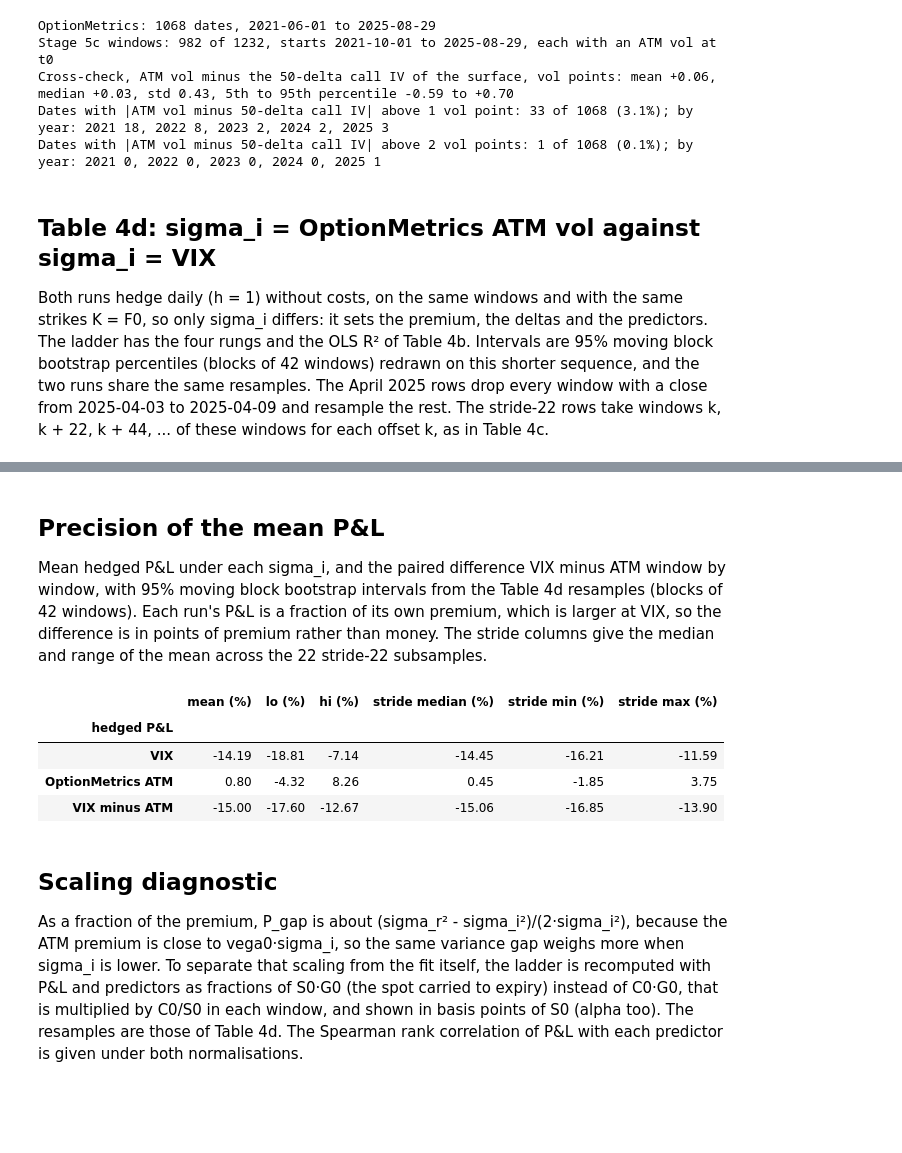
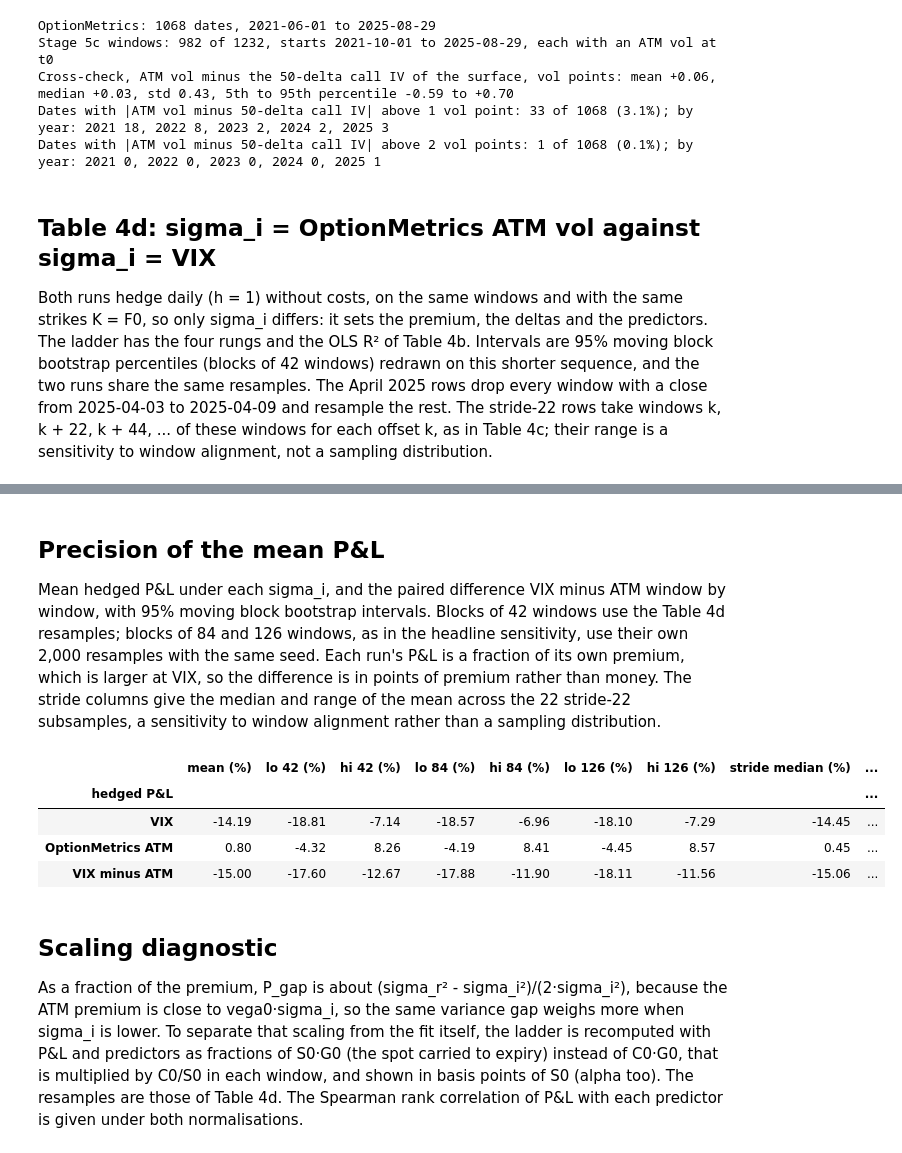
Before and after one commit to yogi-agarwal/vol-surface-delta-hedging, a Jupyter notebook: notebooks/analysis.ipynb, the cells around one changed output, grey strips where cells are left out. Drawn from its saved outputs; the diff is of its cells as text; code cells hidden in the pictures; blank space fills up the shorter version.

```diff
--- a/notebooks/analysis.ipynb
+++ b/notebooks/analysis.ipynb
@@ -43,6 +43,7 @@ H_VALUES = [1, 2, 3, 5, 7, 10, 21]  # rebalance interval in trading days
 C_BP = [0, 1, 5, 25, 100]  # cost in bp of notional traded
 PREDICTORS = ["P_gap", "P_price", "P_path", "P_step"]
 BLOCK, N_RESAMPLES, SEED_BOOT = 42, 2000, 20260930  # moving block bootstrap
+BLOCKS_SENSITIVITY = (84, 126)  # longer blocks for the headline intervals
 N_PATHS, SEED_GBM = 100, 20261001  # GBM paths per real window; windows of n steps use seed [SEED_GBM, n]
 SEEDS_TEXTBOOK = [(20261100 + k, 20261200 + k) for k in range(40)]  # section 3 set, 40 seed pairs
 APRIL_2025 = ("2025-04-03", "2025-04-09")
@@ -505,8 +556,18 @@ for name in PREDICTORS:
 print(f"GBM benchmark excluding April 2025 (the paths of the same {keep.sum()} windows):")
 for name in PREDICTORS:
     print(f"  {name:<7} {ladder_line(bench_ex_april_1.loc[name])}")
+print()
+print(f"Headline intervals at block lengths {' / '.join(str(b) for b in blocks)} windows [95% moving block bootstrap]:")
+for sample in samples_1:
+    print(f"  {sample}:")
+    for name in PREDICTORS:
+        rows = [table_4b_blocks.loc[(sample, block, name)] for block in blocks]
+        print(f"    {name:<7} R2_45 = {rows[0].r2_45:.2f} "
+              + " / ".join(f"[{row.r2_lo:.2f}, {row.r2_hi:.2f}]" for row in rows)
+              + f"; slope = {rows[0].beta:.2f} "
+              + " / ".join(f"[{row.beta_lo:.2f}, {row.beta_hi:.2f}]" for row in rows))
 print(f"Non-overlapping subsamples ({len(subsamples)} offsets at stride {STRIDE}, "
-      f"{min(sizes)} to {max(sizes)} windows each):")
+      f"{min(sizes)} to {max(sizes)} windows each; sensitivity to window alignment, not a sampling distribution):")
 for name in PREDICTORS:
     row = table_4c.loc[(1, name)]
     print(f"  {name:<7} offset 0: R2_45 = {row['r2_45_offset0']:.2f}, OLS R2 = {row['r2_ols_offset0']:.2f}, "
@@ -594,7 +655,7 @@ Dates with |ATM vol minus 50-delta call IV| above 1 vol point: 33 of 1068 (3.1%)
 Dates with |ATM vol minus 50-delta call IV| above 2 vol points: 1 of 1068 (0.1%); by year: 2021 0, 2022 0, 2023 0, 2024 0, 2025 1
 # %% [markdown]
 ## Table 4d: sigma_i = OptionMetrics ATM vol against sigma_i = VIX
-Both runs hedge daily (h = 1) without costs, on the same windows and with the same strikes K = F0, so only sigma_i differs: it sets the premium, the deltas and the predictors. The ladder has the four rungs and the OLS R² of Table 4b. Intervals are 95% moving block bootstrap percentiles (blocks of 42 windows) redrawn on this shorter sequence, and the two runs share the same resamples. The April 2025 rows drop every window with a close from 2025-04-03 to 2025-04-09 and resample the rest. The stride-22 rows take windows k, k + 22, k + 44, ... of these windows for each offset k, as in Table 4c.
+Both runs hedge daily (h = 1) without costs, on the same windows and with the same strikes K = F0, so only sigma_i differs: it sets the premium, the deltas and the predictors. The ladder has the four rungs and the OLS R² of Table 4b. Intervals are 95% moving block bootstrap percentiles (blocks of 42 windows) redrawn on this shorter sequence, and the two runs share the same resamples. The April 2025 rows drop every window with a close from 2025-04-03 to 2025-04-09 and resample the rest. The stride-22 rows take windows k, k + 22, k + 44, ... of these windows for each offset k, as in Table 4c; their range is a sensitivity to window alignment, not a sampling distribution.
 # %%
 if om is not None:
     starts_5c, ends_5c, T0_5c, K_5c = win.starts[om_rows], win.ends[om_rows], win.T0[om_rows], win.K[om_rows]
@@ -647,7 +708,8 @@ if om is not None:
         for name in PREDICTORS:
             for label in sigma_5c:
                 print(f"  {name:<7} {label:<17} {ladder_line(table_4d_ladder.loc[(label, sample, name)])}")
-    print(f"Stride-22 subsamples, median (min to max) across {len(subsamples_5c)} offsets:")
+    print(f"Stride-22 subsamples, median (min to max) across {len(subsamples_5c)} offsets "
+          "(sensitivity to window alignment, not a sampling distribution):")
     for name in PREDICTORS:
         for label in sigma_5c:
             row = table_4d_stride.loc[(label, name)]
@@ -711,32 +773,37 @@ Excluding April 2025, h = 1, c = 0 [95% moving block bootstrap]:
   P_step  OptionMetrics ATM R2_45 0.93 (0.76 to 0.96), OLS R2 0.93 (0.80 to 0.98), slope 0.89 (0.80 to 1.17)
 # %% [markdown]
 ## Precision of the mean P&L
-Mean hedged P&L under each sigma_i, and the paired difference VIX minus ATM window by window, with 95% moving block bootstrap intervals from the Table 4d resamples (blocks of 42 windows). Each run's P&L is a fraction of its own premium, which is larger at VIX, so the difference is in points of premium rather than money. The stride columns give the median and range of the mean across the 22 stride-22 subsamples.
+Mean hedged P&L under each sigma_i, and the paired difference VIX minus ATM window by window, with 95% moving block bootstrap intervals. Blocks of 42 windows use the Table 4d resamples; blocks of 84 and 126 windows, as in the headline sensitivity, use their own 2,000 resamples with the same seed. Each run's P&L is a fraction of its own premium, which is larger at VIX, so the difference is in points of premium rather than money. The stride columns give the median and range of the mean across the 22 stride-22 subsamples, a sensitivity to window alignment rather than a sampling distribution.
 # %%
 if om is not None:
     pnl_5c = {label: res.pnl for label, res in runs_5c.items()}
     pnl_5c["VIX minus ATM"] = pnl_5c["VIX"] - pnl_5c["OptionMetrics ATM"]  # paired, window by window
+    boot_5c_blocks = {
+        block: hg.block_bootstrap_indices(om_rows.size, block, N_RESAMPLES, SEED_BOOT)
+        for block in (BLOCK, *BLOCKS_SENSITIVITY)
+    }
+    assert np.array_equal(boot_5c_blocks[BLOCK], boot_5c)  # block 42 reproduces the Table 4d resamples
     precision_rows = {}
     for label, y in pnl_5c.items():
-        boot_mean = y[boot_5c].mean(axis=1)
+        row = {"mean (%)": 100 * y.mean()}
+        for block, boot in boot_5c_blocks.items():
+            row[f"lo {block} (%)"], row[f"hi {block} (%)"] = 100 * np.percentile(y[boot].mean(axis=1), [2.5, 97.5])
         stride_mean = np.array([y[sub].mean() for sub in subsamples_5c])
-        precision_rows[label] = {
-            "mean (%)": 100 * y.mean(),
-            "lo (%)": 100 * np.percentile(boot_mean, 2.5),
-            "hi (%)": 100 * np.percentile(boot_mean, 97.5),
+        row.update({
             "stride median (%)": 100 * np.median(stride_mean),
             "stride min (%)": 100 * stride_mean.min(),
             "stride max (%)": 100 * stride_mean.max(),
-        }
+        })
+        precision_rows[label] = row
     table_4d_precision = pd.DataFrame.from_dict(precision_rows, orient="index").rename_axis("hedged P&L")
     with pd.option_context("display.float_format", "{:.2f}".format):
         display(table_4d_precision)
 # %% [output]
-|  | mean (%) | lo (%) | hi (%) | stride median (%) | stride min (%) | stride max (%) |
-| hedged P&L |  |  |  |  |  |  |
-| VIX | -14.19 | -18.81 | -7.14 | -14.45 | -16.21 | -11.59 |
-| OptionMetrics ATM | 0.80 | -4.32 | 8.26 | 0.45 | -1.85 | 3.75 |
-| VIX minus ATM | -15.00 | -17.60 | -12.67 | -15.06 | -16.85 | -13.90 |
+|  | mean (%) | lo 42 (%) | hi 42 (%) | lo 84 (%) | hi 84 (%) | lo 126 (%) | hi 126 (%) | stride median (%) | ... |
+| hedged P&L |  |  |  |  |  |  |  |  | ... |
+| VIX | -14.19 | -18.81 | -7.14 | -18.57 | -6.96 | -18.10 | -7.29 | -14.45 | ... |
+| OptionMetrics ATM | 0.80 | -4.32 | 8.26 | -4.19 | 8.41 | -4.45 | 8.57 | 0.45 | ... |
+| VIX minus ATM | -15.00 | -17.60 | -12.67 | -17.88 | -11.90 | -18.11 | -11.56 | -15.06 | ... |
 # %% [markdown]
 ## Scaling diagnostic
 As a fraction of the premium, P_gap is about (sigma_r² - sigma_i²)/(2·sigma_i²), because the ATM premium is close to vega0·sigma_i, so the same variance gap weighs more when sigma_i is lower. To separate that scaling from the fit itself, the ladder is recomputed with P&L and predictors as fractions of S0·G0 (the spot carried to expiry) instead of C0·G0, that is multiplied by C0/S0 in each window, and shown in basis points of S0 (alpha too). The resamples are those of Table 4d. The Spearman rank correlation of P&L with each predictor is given under both normalisations.
```
Also changed, not shown: parts of 4 cells of this notebook, 2 other files.
